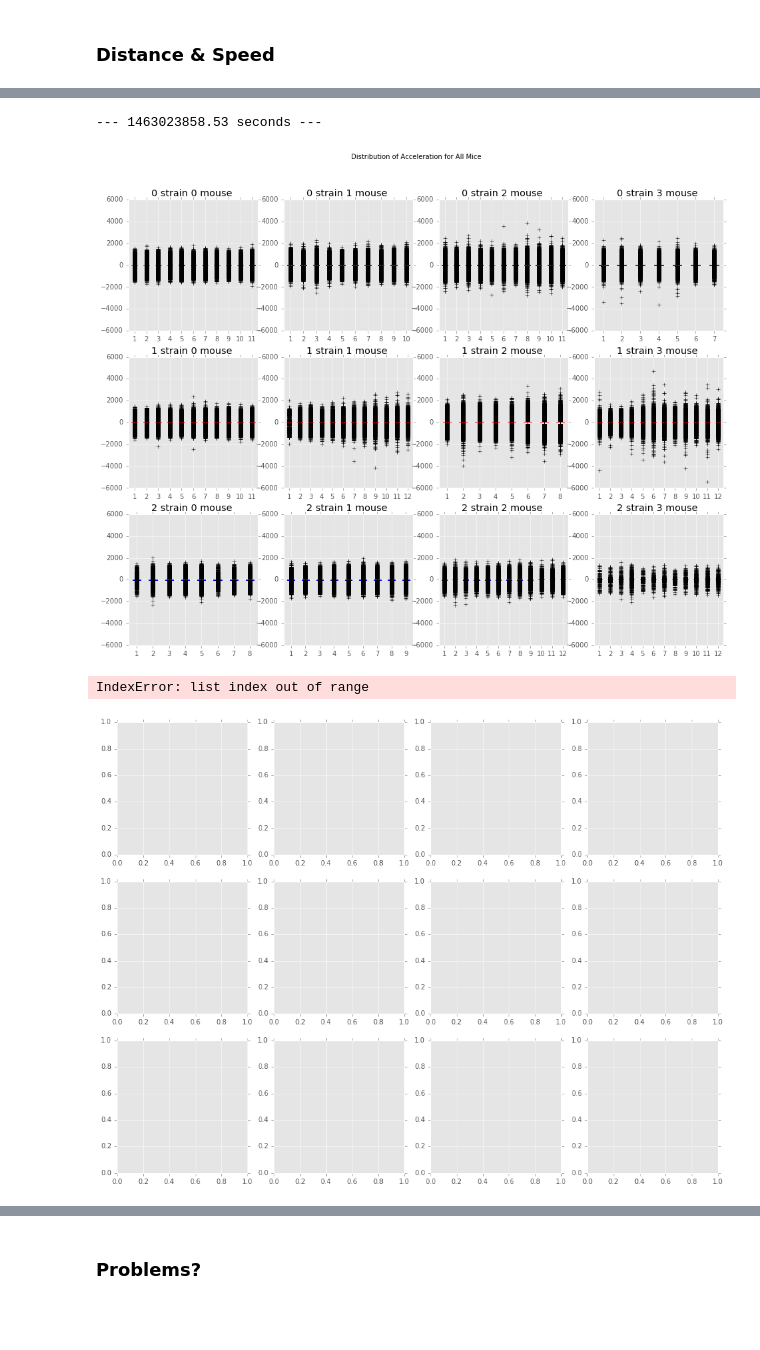
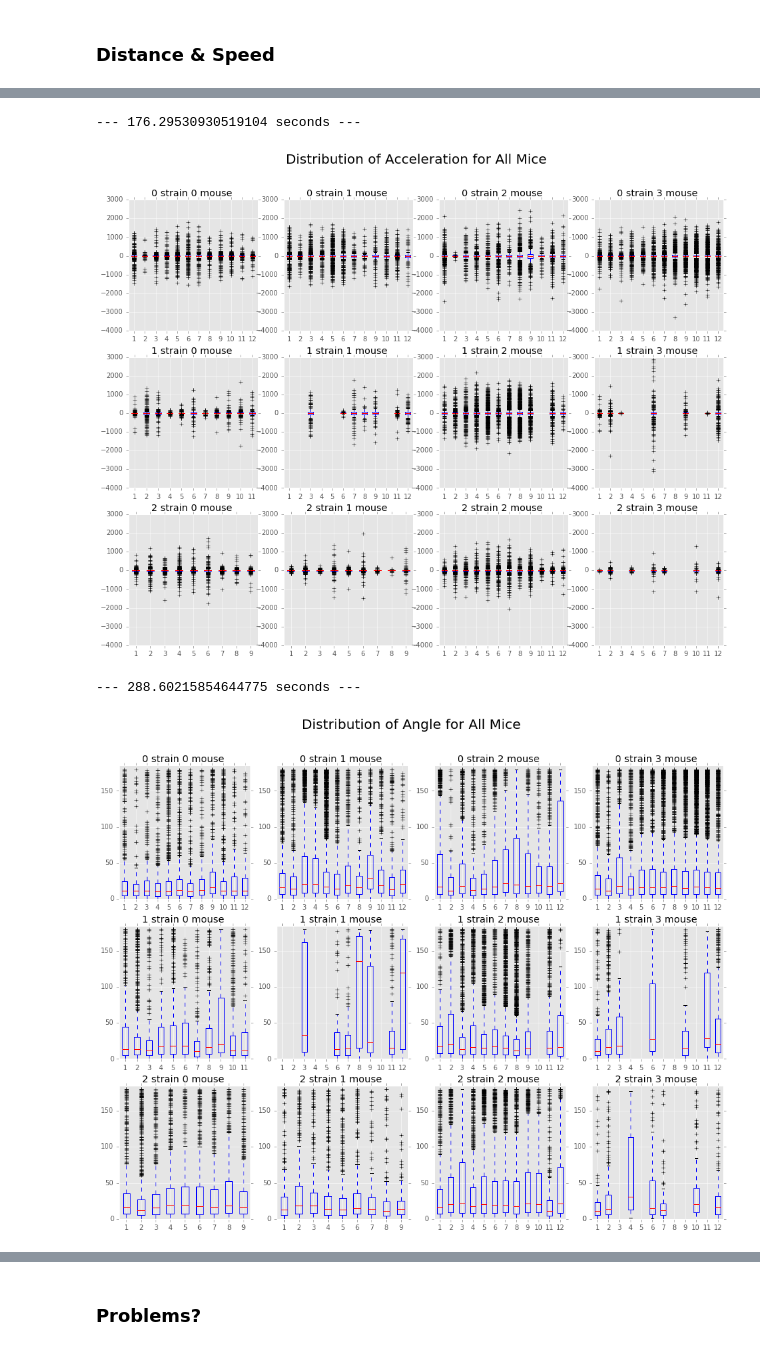
Before and after one commit to jJasonWang/mousestyles, a Jupyter notebook: Code/PathExploration.ipynb, the cells around one changed output, grey strips where cells are left out. Drawn from its saved outputs; the diff is of its cells as text; code cells hidden in the pictures; blank space fills up the shorter version.

Commit message:
Show the error message of acceleration function

```diff
--- a/Code/PathExploration.ipynb
+++ b/Code/PathExploration.ipynb
@@ -136,8 +140,9 @@ for s in strain:
     for m in mouse:
         axes[s][m].boxplot(mouse_speed[s][m])
         axes[s][m].set_title(str(s) + ' strain ' + str(m) + ' mouse ')
-        axes[s][m].set_ylim([0, 80])
+        axes[s][m].set_ylim([0, 50])
 
-plt.suptitle("Distribution of Path Distance for All Mice")
+plt.suptitle("Distribution of Average Speed for All Mice", fontsize=20)
+plt.savefig("mouse_speed_15.png", dpi=(200))
 plt.show()
 # %% [output]
@@ -145,7 +150,7 @@ plt.show()
 # %%
-mouse_acceleration = explore_mouse(1, 1, False, "acceleration")
+mouse_acceleration = explore_mouse(1, 1, 15, "acceleration")
 # %% [output]
---- 1463023858.53 seconds ---
+--- 176.29530930519104 seconds ---
 # %%
 fig, axes = plt.subplots(nrows=3, ncols=4, figsize=(16, 12))
 
@@ -153,25 +158,28 @@ for s in strain:
     for m in mouse:
         axes[s][m].boxplot(mouse_acceleration[s][m])
         axes[s][m].set_title(str(s) + ' strain ' + str(m) + ' mouse ')
-        axes[s][m].set_ylim([-6000, 6000])
+        axes[s][m].set_ylim([-4000, 3000])
 
-plt.suptitle("Distribution of Acceleration for All Mice")
+plt.suptitle("Distribution of Acceleration for All Mice", fontsize=20)
+plt.savefig("mouse_acceleration_15.png", dpi=(200))
 plt.show()
 # %% [output]
-[figure, old version]
+[figure, new version]
 # %%
-mouse_angle = explore_mouse(1, 1, False, "angle")
+mouse_angle = explore_mouse(1, 1, 15, "angle")
+# %% [output]
+--- 288.60215854644775 seconds ---
 # %%
 fig, axes = plt.subplots(nrows=3, ncols=4, figsize=(16, 12))
 
 for s in strain:
     for m in mouse:
         axes[s][m].boxplot(mouse_angle[s][m])
         axes[s][m].set_title(str(s) + ' strain ' + str(m) + ' mouse ')
-        axes[s][m].set_ylim([0, 180])
+        axes[s][m].set_ylim([0, 185])
 
-plt.suptitle("Distribution of Average Speed for All Mice")
+plt.suptitle("Distribution of Angle for All Mice", fontsize=20)
+plt.savefig("mouse_angle_15.png", dpi=(200))
 plt.show()
 # %% [output]
-IndexError: list index out of range
-[figure, old version]
+[figure, new version]
```
Also changed, not shown: parts of 13 cells of this notebook.
